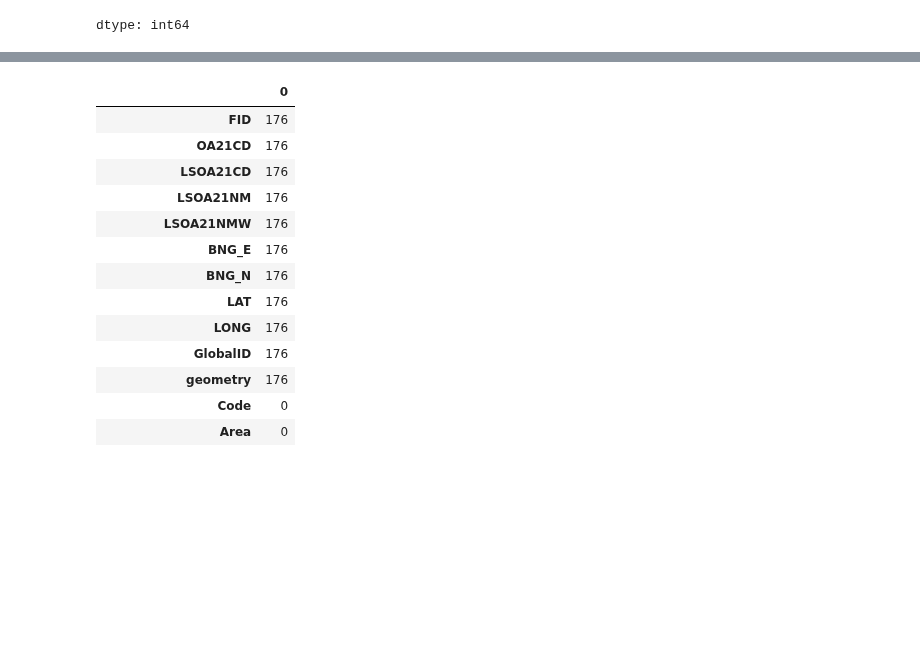
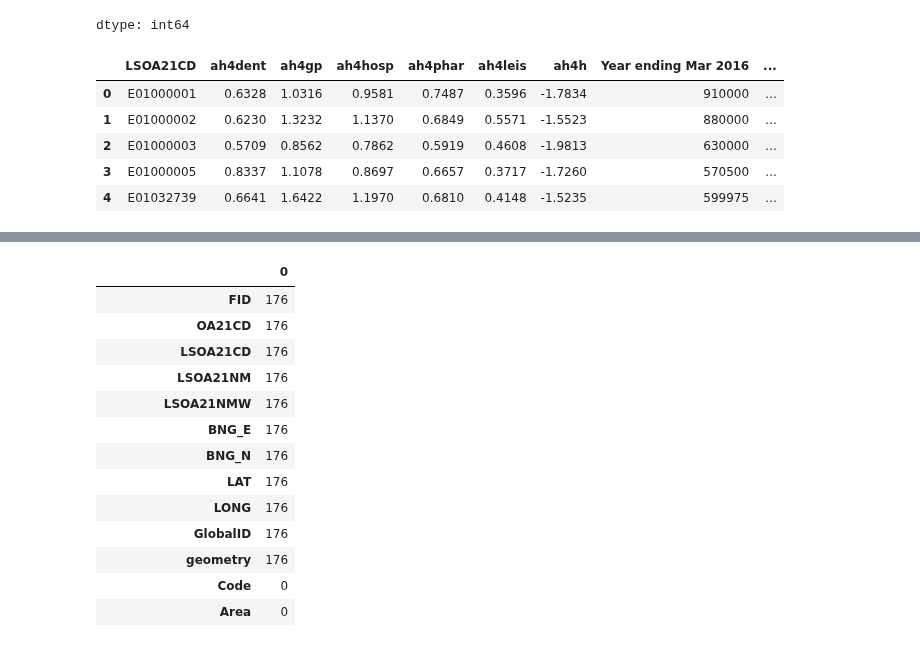
Before and after one commit to Jonathan-C-Barrett/GEOG5990M, a Jupyter notebook: GEOG5003M_Final_Project_template.ipynb, the cells around one changed output, grey strips where cells are left out. Cells and saved outputs as stored; diff of their text form; code cells hidden in the pictures; blank space fills up the shorter version.

```diff
--- a/GEOG5003M_Final_Project_template.ipynb
+++ b/GEOG5003M_Final_Project_template.ipynb
@@ -239,3 +257,14 @@ health_prop.loc[health_prop['LSOA21CD'].isnull()]
+# %%
+#remove duplicated columns from Data base
+health_prop_clean = health_prop.drop(columns=['Code', 'Area', 'LSOA11NM', 'LSOA11CD', 'ObjectId','LAD22NMW'])
+health_prop_clean.head()
+# %% [output]
+|  | LSOA21CD | ah4dent | ah4gp | ah4hosp | ah4phar | ah4leis | ah4h | Year ending Mar 2016 | ... |
+| 0 | E01000001 | 0.6328 | 1.0316 | 0.9581 | 0.7487 | 0.3596 | -1.7834 | 910000 | ... |
+| 1 | E01000002 | 0.6230 | 1.3232 | 1.1370 | 0.6849 | 0.5571 | -1.5523 | 880000 | ... |
+| 2 | E01000003 | 0.5709 | 0.8562 | 0.7862 | 0.5919 | 0.4608 | -1.9813 | 630000 | ... |
+| 3 | E01000005 | 0.8337 | 1.1078 | 0.8697 | 0.6657 | 0.3717 | -1.7260 | 570500 | ... |
+| 4 | E01032739 | 0.6641 | 1.6422 | 1.1970 | 0.6810 | 0.4148 | -1.5235 | 599975 | ... |
 # %%
 # Data downloaded from https://geoportal.statistics.gov.uk/datasets/f23c50d2bffa4a8d9693bcf4ed72bdaf_0/explore?location=0.278866%2C-2.487028%2C0.00
 shp =gpd.read_file('/content/Output_Areas_2021_EW_BFE_V9_-6709771492190738846.geojson')
```
Also changed, not shown: parts of 4 cells of this notebook.
